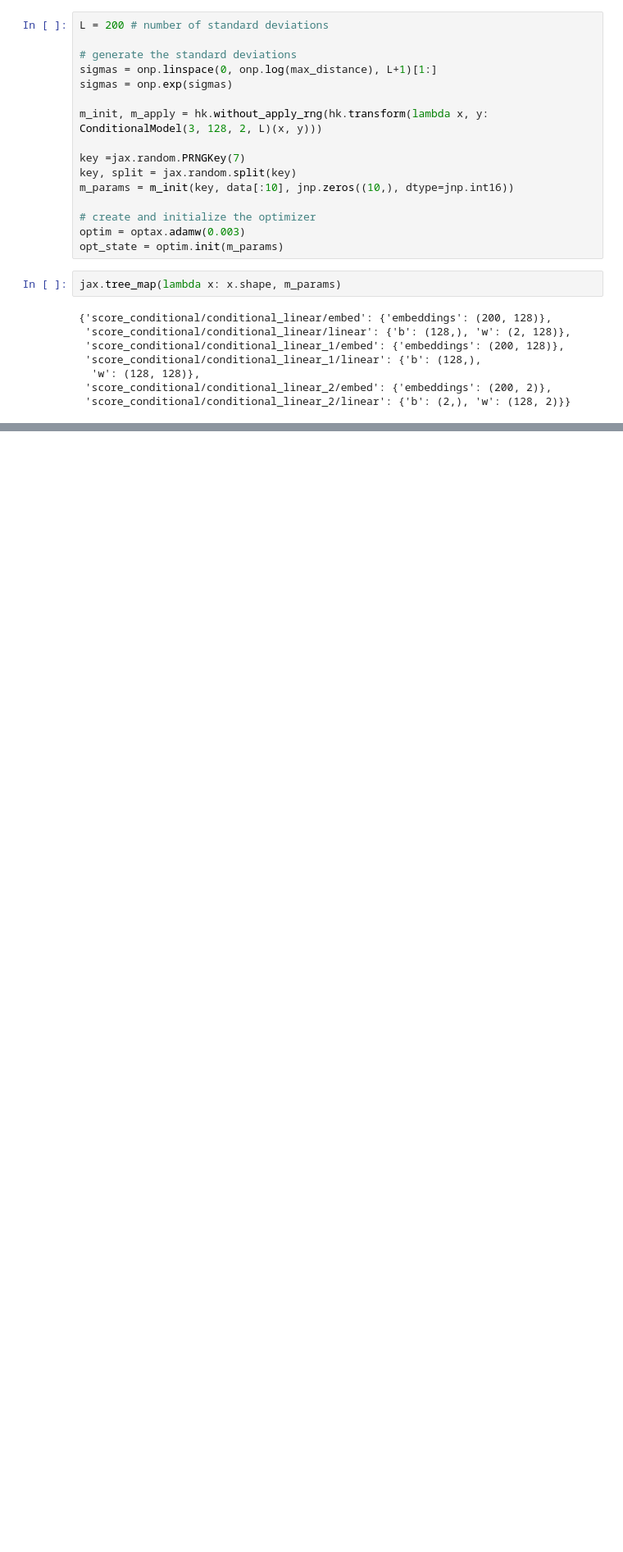
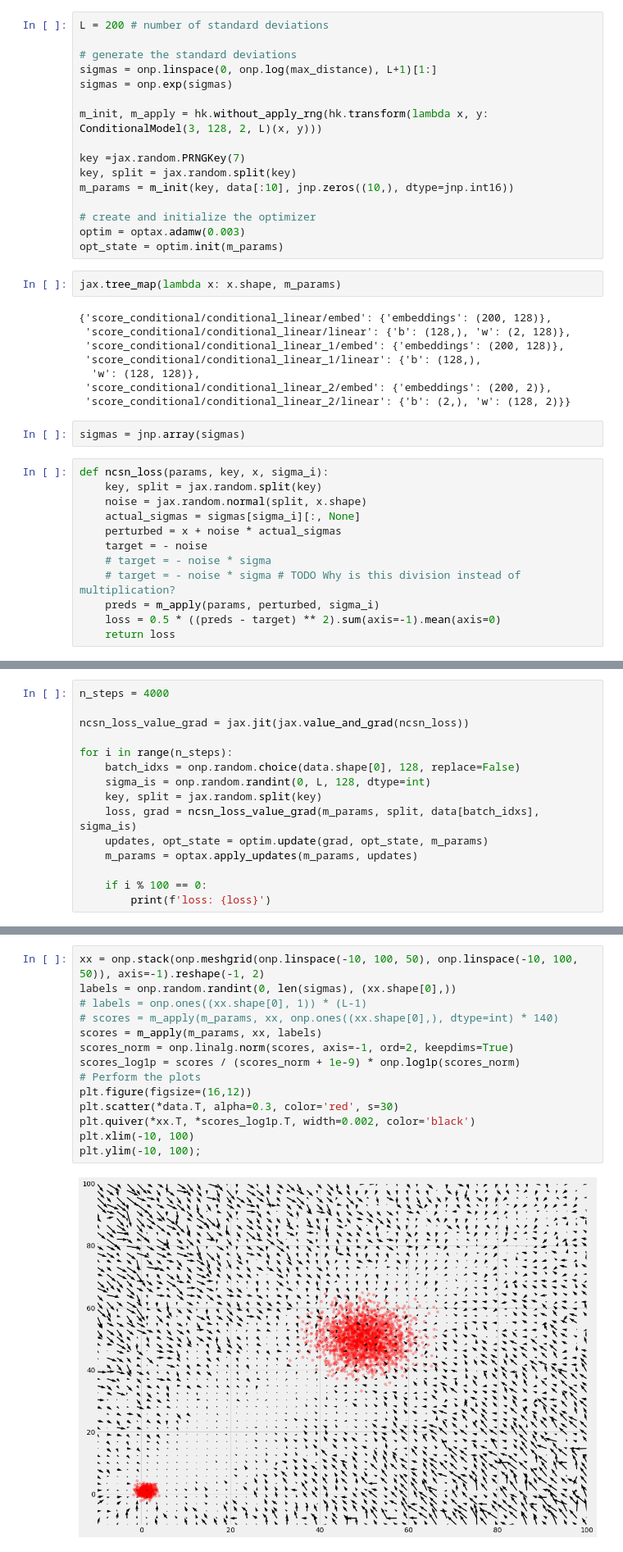
Before and after one commit to aniquetahir/ScoreBasedMatching, a Jupyter notebook: simple.ipynb, the cells around one changed output, grey strips where cells are left out. Shown at 82% size. Cells and saved outputs as stored; diff of their text form; blank space fills up the shorter version.

```diff
--- a/simple.ipynb
+++ b/simple.ipynb
@@ -208,3 +208,17 @@ jax.tree_map(lambda x: x.shape, m_params)
   'w': (128, 128)},
  'score_conditional/conditional_linear_2/embed': {'embeddings': (200, 2)},
  'score_conditional/conditional_linear_2/linear': {'b': (2,), 'w': (128, 2)}}
+# %%
+sigmas = jnp.array(sigmas)
+# %%
+def ncsn_loss(params, key, x, sigma_i):
+    key, split = jax.random.split(key)
+    noise = jax.random.normal(split, x.shape)
+    actual_sigmas = sigmas[sigma_i][:, None]
+    perturbed = x + noise * actual_sigmas
+    target = - noise
+    # target = - noise * sigma
+    # target = - noise * sigma # TODO Why is this division instead of multiplication?
+    preds = m_apply(params, perturbed, sigma_i)
+    loss = 0.5 * ((preds - target) ** 2).sum(axis=-1).mean(axis=0)
+    return loss
@@ -210,0 +227,15 @@ jax.tree_map(lambda x: x.shape, m_params)
+# %%
+n_steps = 4000
+
+ncsn_loss_value_grad = jax.jit(jax.value_and_grad(ncsn_loss))
+
+for i in range(n_steps):
+    batch_idxs = onp.random.choice(data.shape[0], 128, replace=False)
+    sigma_is = onp.random.randint(0, L, 128, dtype=int)
+    key, split = jax.random.split(key)
+    loss, grad = ncsn_loss_value_grad(m_params, split, data[batch_idxs], sigma_is)
+    updates, opt_state = optim.update(grad, opt_state, m_params)
+    m_params = optax.apply_updates(m_params, updates)
+
+    if i % 100 == 0:
+        print(f'loss: {loss}')
@@ -210,0 +260,16 @@ jax.tree_map(lambda x: x.shape, m_params)
+# %%
+xx = onp.stack(onp.meshgrid(onp.linspace(-10, 100, 50), onp.linspace(-10, 100, 50)), axis=-1).reshape(-1, 2)
+labels = onp.random.randint(0, len(sigmas), (xx.shape[0],))
+# labels = onp.ones((xx.shape[0], 1)) * (L-1)
+# scores = m_apply(m_params, xx, onp.ones((xx.shape[0],), dtype=int) * 140)
+scores = m_apply(m_params, xx, labels)
+scores_norm = onp.linalg.norm(scores, axis=-1, ord=2, keepdims=True)
+scores_log1p = scores / (scores_norm + 1e-9) * onp.log1p(scores_norm)
+# Perform the plots
+plt.figure(figsize=(16,12))
+plt.scatter(*data.T, alpha=0.3, color='red', s=30)
+plt.quiver(*xx.T, *scores_log1p.T, width=0.002, color='black')
+plt.xlim(-10, 100)
+plt.ylim(-10, 100);
+# %% [output]
+[figure, added]
```
Also changed, not shown: parts of 11 cells of this notebook.
